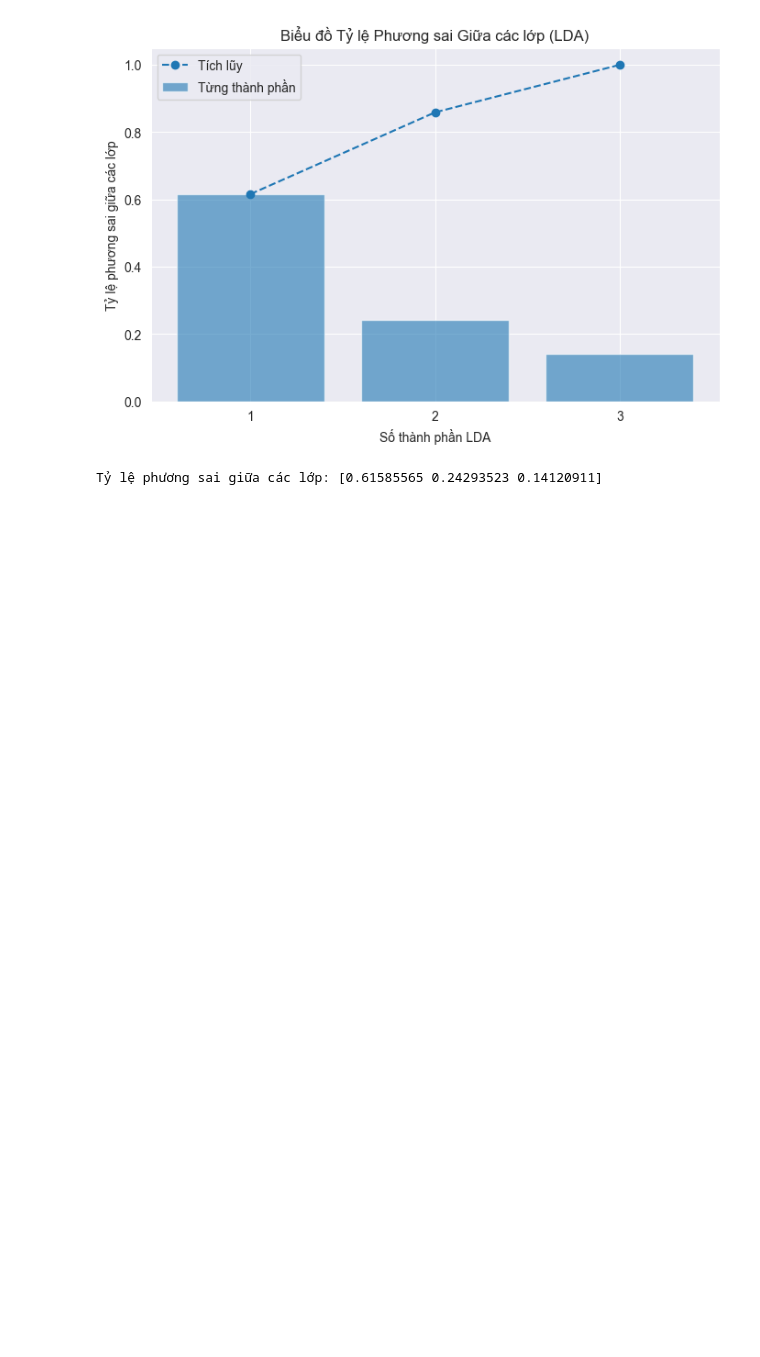
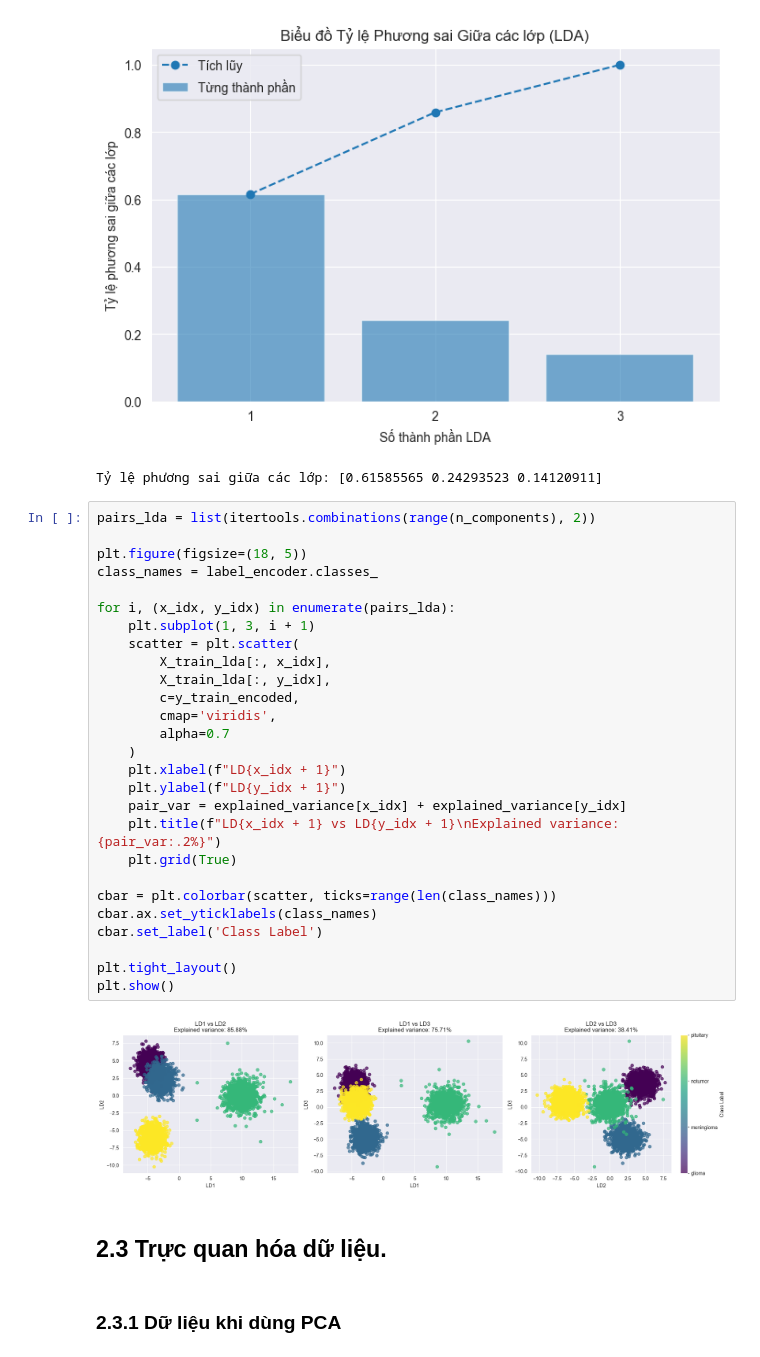
Before and after one commit to Duyhai2005/project_ml, a Jupyter notebook: preprocessing_data.ipynb, the cells around one changed output. Saved outputs shown, nothing was run; the diff lists cells and outputs as text; blank space fills up the shorter version.

```diff
--- a/preprocessing_data.ipynb
+++ b/preprocessing_data.ipynb
@@ -613,3 +617,36 @@ print(f"Tỷ lệ phương sai giữa các lớp: {explained_variance}")
 # %% [output]
 [figure]
 Tỷ lệ phương sai giữa các lớp: [0.61585565 0.24293523 0.14120911]
+# %%
+pairs_lda = list(itertools.combinations(range(n_components), 2))
+
+plt.figure(figsize=(18, 5))
+class_names = label_encoder.classes_
+
+for i, (x_idx, y_idx) in enumerate(pairs_lda):
+    plt.subplot(1, 3, i + 1)
+    scatter = plt.scatter(
+        X_train_lda[:, x_idx],
+        X_train_lda[:, y_idx],
+        c=y_train_encoded,
+        cmap='viridis',
+        alpha=0.7
+    )
+    plt.xlabel(f"LD{x_idx + 1}")
+    plt.ylabel(f"LD{y_idx + 1}")
+    pair_var = explained_variance[x_idx] + explained_variance[y_idx]
+    plt.title(f"LD{x_idx + 1} vs LD{y_idx + 1}\nExplained variance: {pair_var:.2%}")
+    plt.grid(True)
+
+cbar = plt.colorbar(scatter, ticks=range(len(class_names)))
+cbar.ax.set_yticklabels(class_names)
+cbar.set_label('Class Label')
+
+plt.tight_layout()
+plt.show()
+# %% [output]
+[figure, added]
+# %% [markdown]
+## 2.3 Trực quan hóa dữ liệu.
+# %% [markdown]
+### 2.3.1 Dữ liệu khi dùng PCA
```
Also changed, not shown: parts of 15 cells of this notebook.
